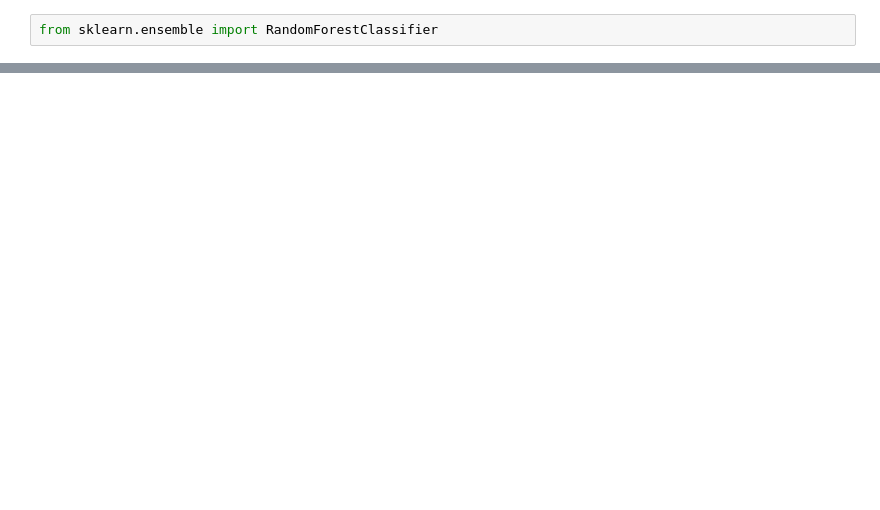
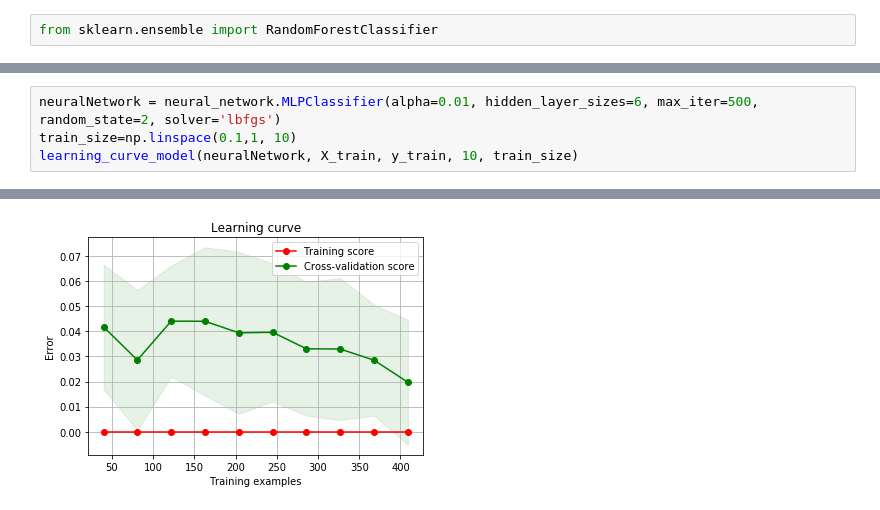
Before and after one commit to ffurkanhas/MachineLearning-Hw2, a Jupyter notebook: Fatih_Furkan_Has_141101024.ipynb, the cells around one changed output, grey strips where cells are left out. Drawn from its saved outputs; the diff is of its cells as text; blank space fills up the shorter version.

```diff
--- a/Fatih_Furkan_Has_141101024.ipynb
+++ b/Fatih_Furkan_Has_141101024.ipynb
@@ -231,0 +263,5 @@ Accuracy: 0.9473684210526315
+# %%
+neuralNetwork = neural_network.MLPClassifier(alpha=0.01, hidden_layer_sizes=6, max_iter=500, random_state=2, solver='lbfgs')
+train_size=np.linspace(0.1,1, 10)
+learning_curve_model(neuralNetwork, X_train, y_train, 10, train_size)
+# %% [output]
@@ -231,0 +269 @@ Accuracy: 0.9473684210526315
+[figure, added]
```
Also changed, not shown: parts of 24 cells of this notebook.
